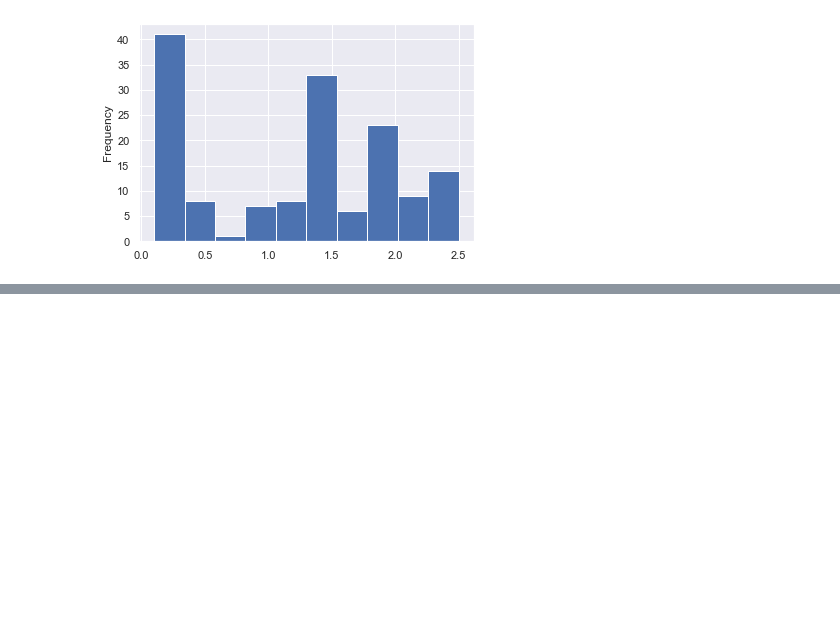
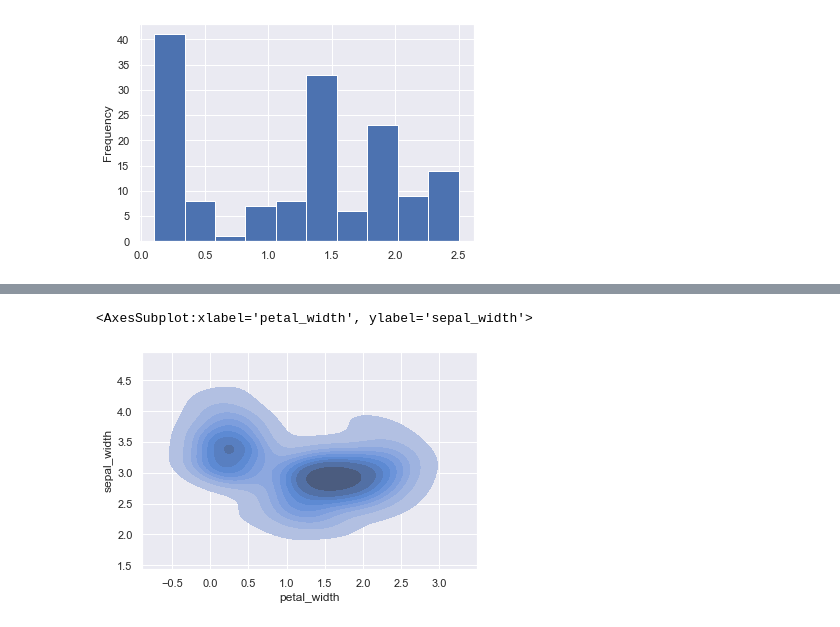
Before and after one commit to janson11/python-demo, a Jupyter notebook: day/Chapter25/Chapter25.ipynb, the cells around one changed output, grey strips where cells are left out. Saved outputs shown, nothing was run; the diff lists cells and outputs as text; code cells hidden in the pictures; blank space fills up the shorter version.

```diff
--- a/day/Chapter25/Chapter25.ipynb
+++ b/day/Chapter25/Chapter25.ipynb
@@ -49,0 +60,5 @@ df_iris.petal_width.plot.hist()
+# %%
+sns.kdeplot(data=df_iris,x="petal_width",y="sepal_width",shade=True)
+# %% [output]
+<AxesSubplot:xlabel='petal_width', ylabel='sepal_width'>
+[figure, added]
```
Also changed, not shown: parts of 10 cells of this notebook.
